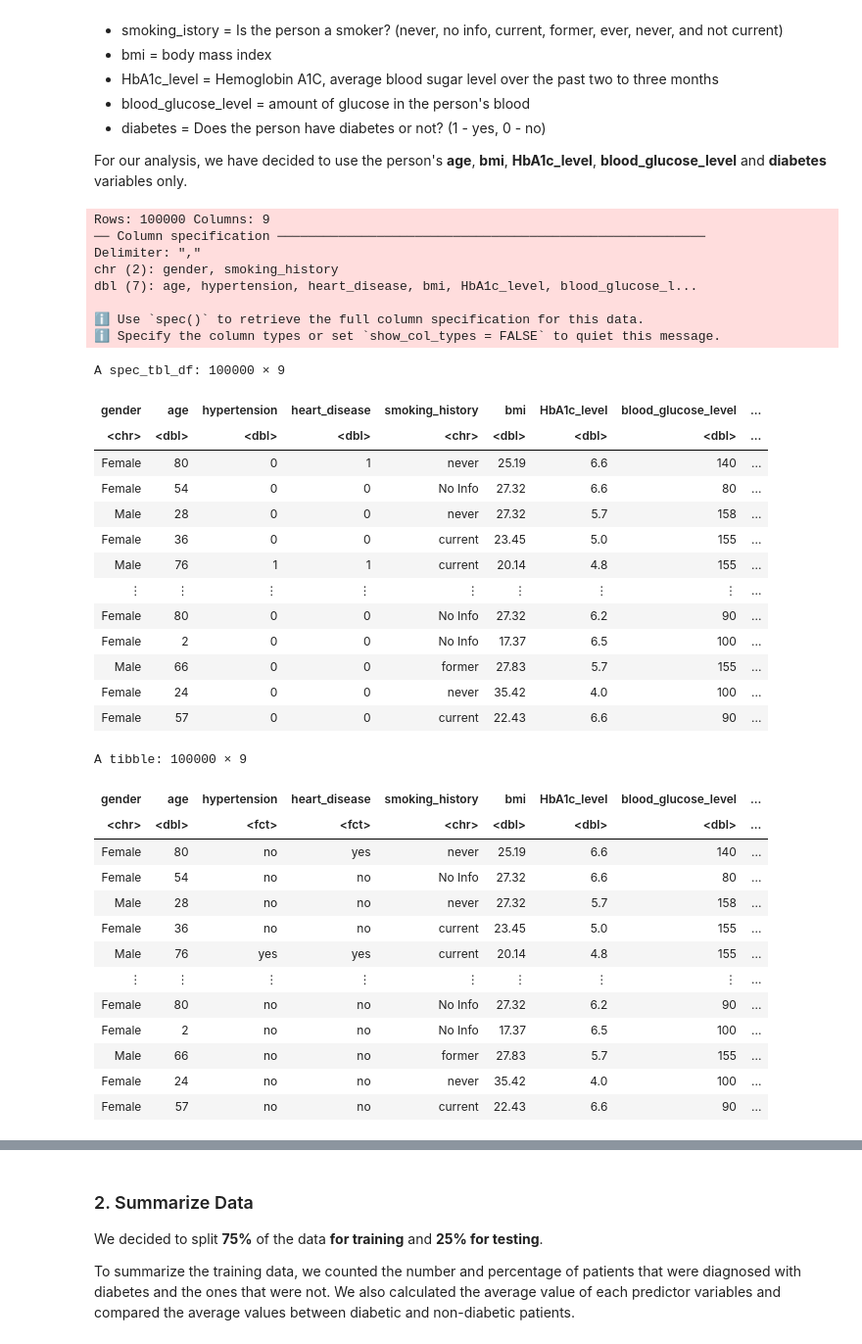
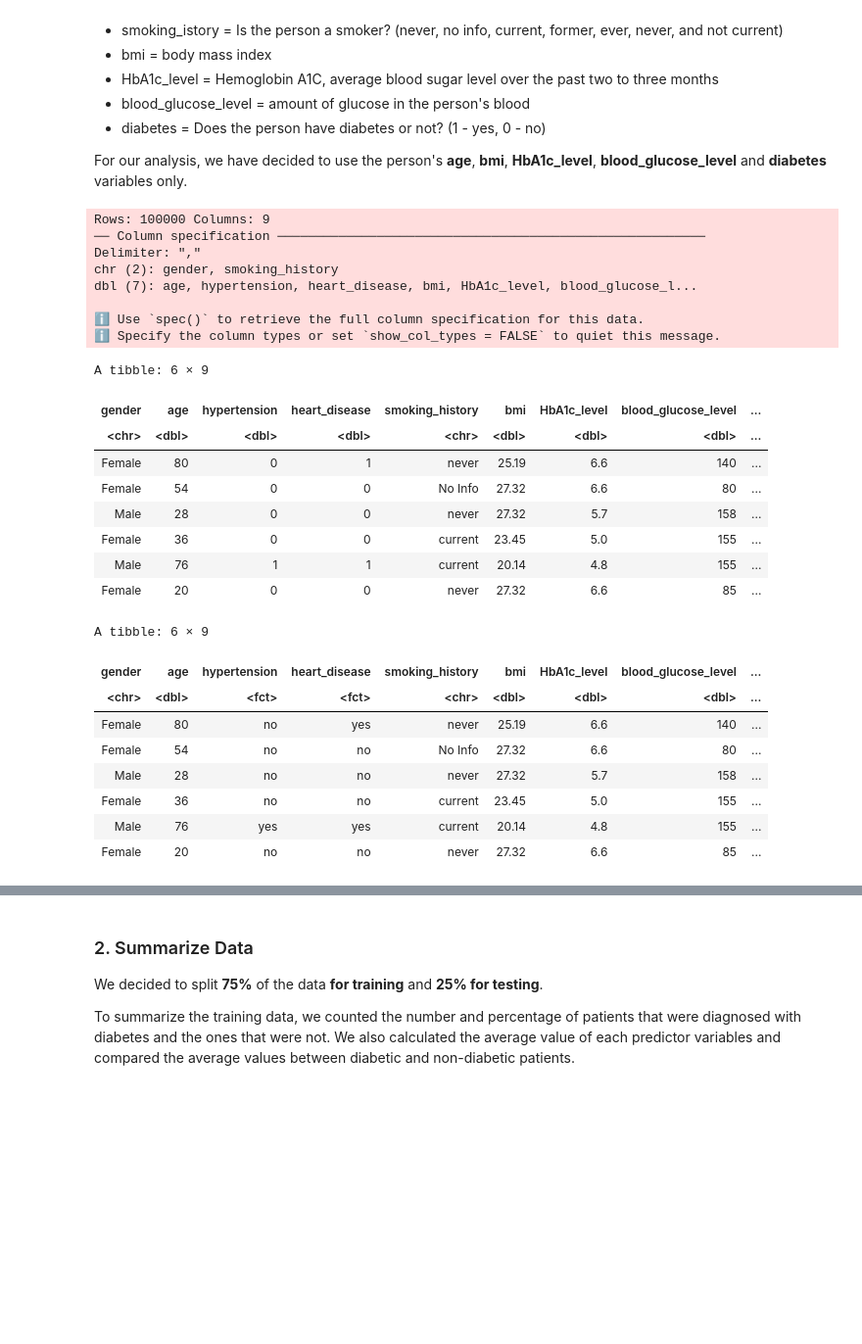
Before and after one commit to aikosumarno/dsci-100-2023w2-group-21, a Jupyter notebook: group_project_proposal.ipynb, the cells around one changed output, grey strips where cells are left out. Shown at 98% size. Saved outputs shown, nothing was run; the diff lists cells and outputs as text; code cells hidden in the pictures; blank space fills up the shorter version.

```diff
--- a/group_project_proposal.ipynb
+++ b/group_project_proposal.ipynb
@@ -32,30 +32,25 @@ The data we have used was taken from [Kaggle](https://www.kaggle.com/datasets/ia
 For our analysis, we have decided to use the person's **age**, **bmi**, **HbA1c_level**, **blood_glucose_level** and **diabetes** variables only.
 # %%
 diabetes <- read_csv("data/diabetes.csv")
-diabetes
+head(diabetes)
 # %% [output]
 Rows: 100000 Columns: 9
 ── Column specification ────────────────────────────────────────────────────────
 Delimiter: ","
 chr (2): gender, smoking_history
 dbl (7): age, hypertension, heart_disease, bmi, HbA1c_level, blood_glucose_l...
 
 ℹ Use `spec()` to retrieve the full column specification for this data.
 ℹ Specify the column types or set `show_col_types = FALSE` to quiet this message.
-A spec_tbl_df: 100000 × 9
+A tibble: 6 × 9
 | gender | age | hypertension | heart_disease | smoking_history | bmi | HbA1c_level | blood_glucose_level | ... |
 | <chr> | <dbl> | <dbl> | <dbl> | <chr> | <dbl> | <dbl> | <dbl> | ... |
 | Female | 80 | 0 | 1 | never | 25.19 | 6.6 | 140 | ... |
 | Female | 54 | 0 | 0 | No Info | 27.32 | 6.6 | 80 | ... |
 | Male | 28 | 0 | 0 | never | 27.32 | 5.7 | 158 | ... |
 | Female | 36 | 0 | 0 | current | 23.45 | 5.0 | 155 | ... |
 | Male | 76 | 1 | 1 | current | 20.14 | 4.8 | 155 | ... |
-| ⋮ | ⋮ | ⋮ | ⋮ | ⋮ | ⋮ | ⋮ | ⋮ | ... |
-| Female | 80 | 0 | 0 | No Info | 27.32 | 6.2 | 90 | ... |
-| Female | 2 | 0 | 0 | No Info | 17.37 | 6.5 | 100 | ... |
-| Male | 66 | 0 | 0 | former | 27.83 | 5.7 | 155 | ... |
-| Female | 24 | 0 | 0 | never | 35.42 | 4.0 | 100 | ... |
-| Female | 57 | 0 | 0 | current | 22.43 | 6.6 | 90 | ... |
+| Female | 20 | 0 | 0 | never | 27.32 | 6.6 | 85 | ... |
 # %%
 diabetes <- diabetes |>
               mutate(diabetes = as_factor(diabetes)) |>
@@ -64,9 +59,9 @@ diabetes <- diabetes |>
               mutate(hypertension = fct_recode(hypertension, "yes" = "1", "no" = "0")) |>
               mutate(heart_disease = as_factor(heart_disease)) |>
               mutate(heart_disease = fct_recode(heart_disease, "yes" = "1", "no" = "0"))
-diabetes
+head(diabetes)
 # %% [output]
-A tibble: 100000 × 9
+A tibble: 6 × 9
 | gender | age | hypertension | heart_disease | smoking_history | bmi | HbA1c_level | blood_glucose_level | ... |
 | <chr> | <dbl> | <fct> | <fct> | <chr> | <dbl> | <dbl> | <dbl> | ... |
 | Female | 80 | no | yes | never | 25.19 | 6.6 | 140 | ... |
@@ -74,12 +69,7 @@ A tibble: 100000 × 9
 | Male | 28 | no | no | never | 27.32 | 5.7 | 158 | ... |
 | Female | 36 | no | no | current | 23.45 | 5.0 | 155 | ... |
 | Male | 76 | yes | yes | current | 20.14 | 4.8 | 155 | ... |
-| ⋮ | ⋮ | ⋮ | ⋮ | ⋮ | ⋮ | ⋮ | ⋮ | ... |
-| Female | 80 | no | no | No Info | 27.32 | 6.2 | 90 | ... |
-| Female | 2 | no | no | No Info | 17.37 | 6.5 | 100 | ... |
-| Male | 66 | no | no | former | 27.83 | 5.7 | 155 | ... |
-| Female | 24 | no | no | never | 35.42 | 4.0 | 100 | ... |
-| Female | 57 | no | no | current | 22.43 | 6.6 | 90 | ... |
+| Female | 20 | no | no | never | 27.32 | 6.6 | 85 | ... |
 # %%
 diabetes_tidy <- diabetes |>
                     select(-gender, - hypertension, -heart_disease, -smoking_history)
```
Also changed, not shown: parts of 9 cells of this notebook.
